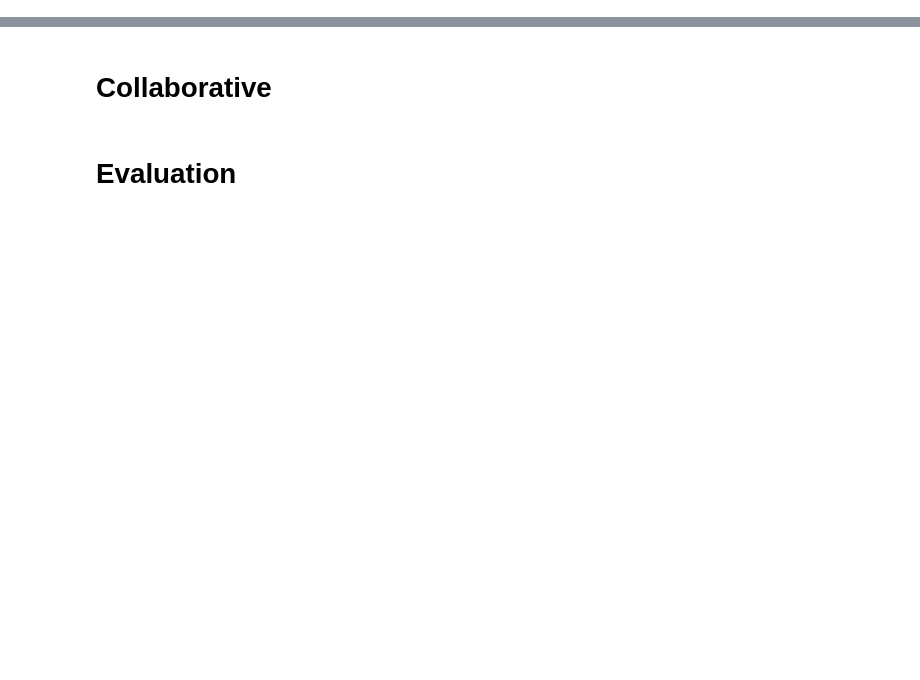
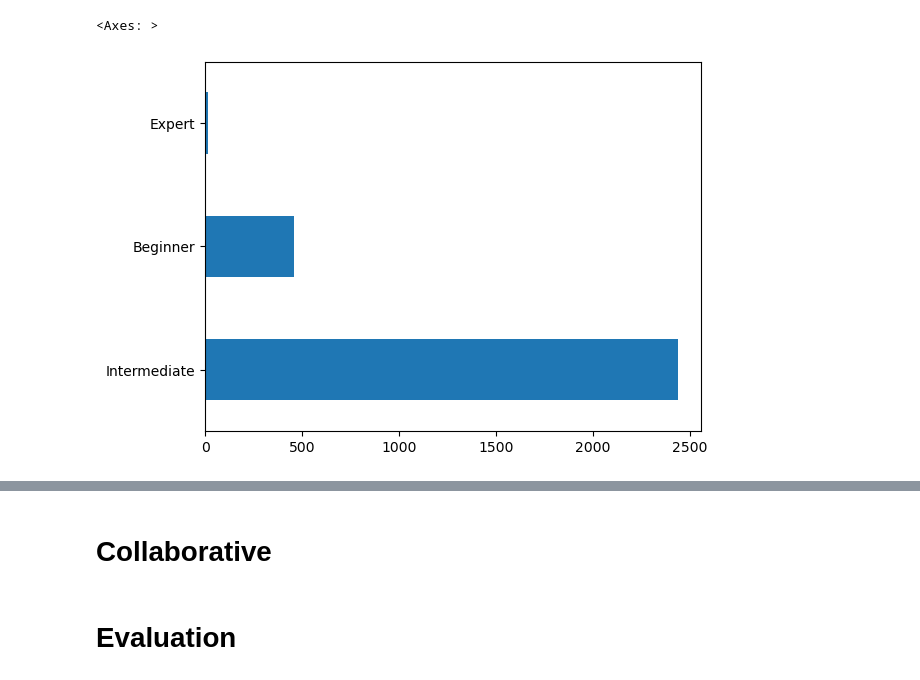
Before and after one commit to tordbm/Exercise-Recommender-System, a Jupyter notebook: recsys.ipynb, the cells around one changed output, grey strips where cells are left out. Cells and saved outputs as stored; diff of their text form; code cells hidden in the pictures; blank space fills up the shorter version.

```diff
--- a/recsys.ipynb
+++ b/recsys.ipynb
@@ -3,6 +3,5 @@ import pandas as pd
 import matplotlib.pyplot as plt
 # %%
 # Importing the dataset
-df = pd.read_csv("megaGymDataset.csv")
-df = df.rename(columns={'Unnamed: 0': 'index'})
-df
+bigdf = pd.read_csv("megaGymDataset.csv")
+bigdf = bigdf.rename(columns={'Unnamed: 0': 'index'})
@@ -12,6 +10,4 @@ df.isna().sum()
 # %%
-# DATA ANALYSIS
-
 # Some exercises has the same title - Should remove duplicates?
-df = df.drop_duplicates('Title', keep='last')
-df['Title'].value_counts()
+bigdf = bigdf.drop_duplicates('Title', keep='last')
+bigdf['Title'].value_counts()
@@ -18,5 +27,8 @@ df['Title'].value_counts()
 # %%
 # Sorted bv level
-df['Level'].value_counts().plot.barh()
+bigdf['Level'].value_counts().plot.barh()
+# %% [output]
+<Axes: >
+[figure, added]
 # %%
 # sorted by type
```
Also changed, not shown: parts of 41 cells of this notebook.
